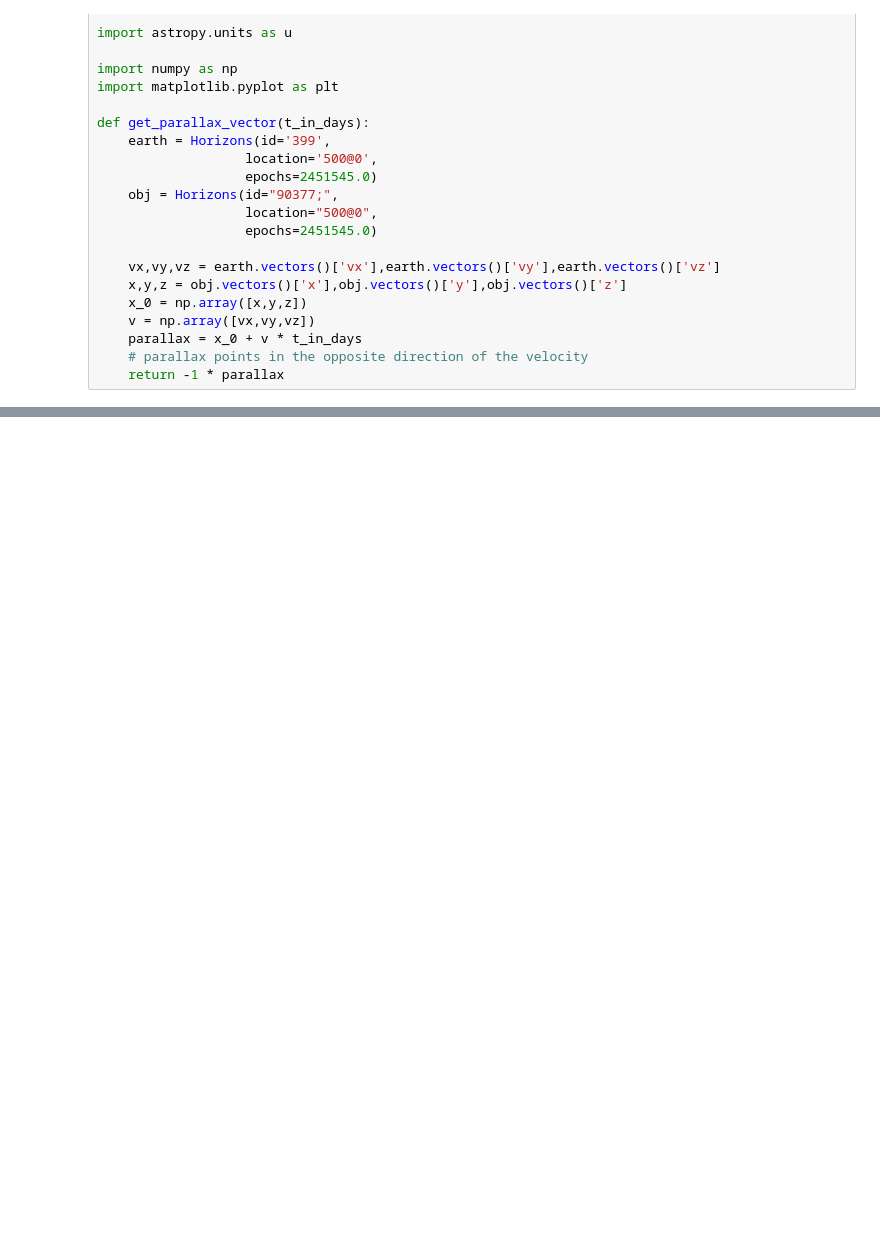
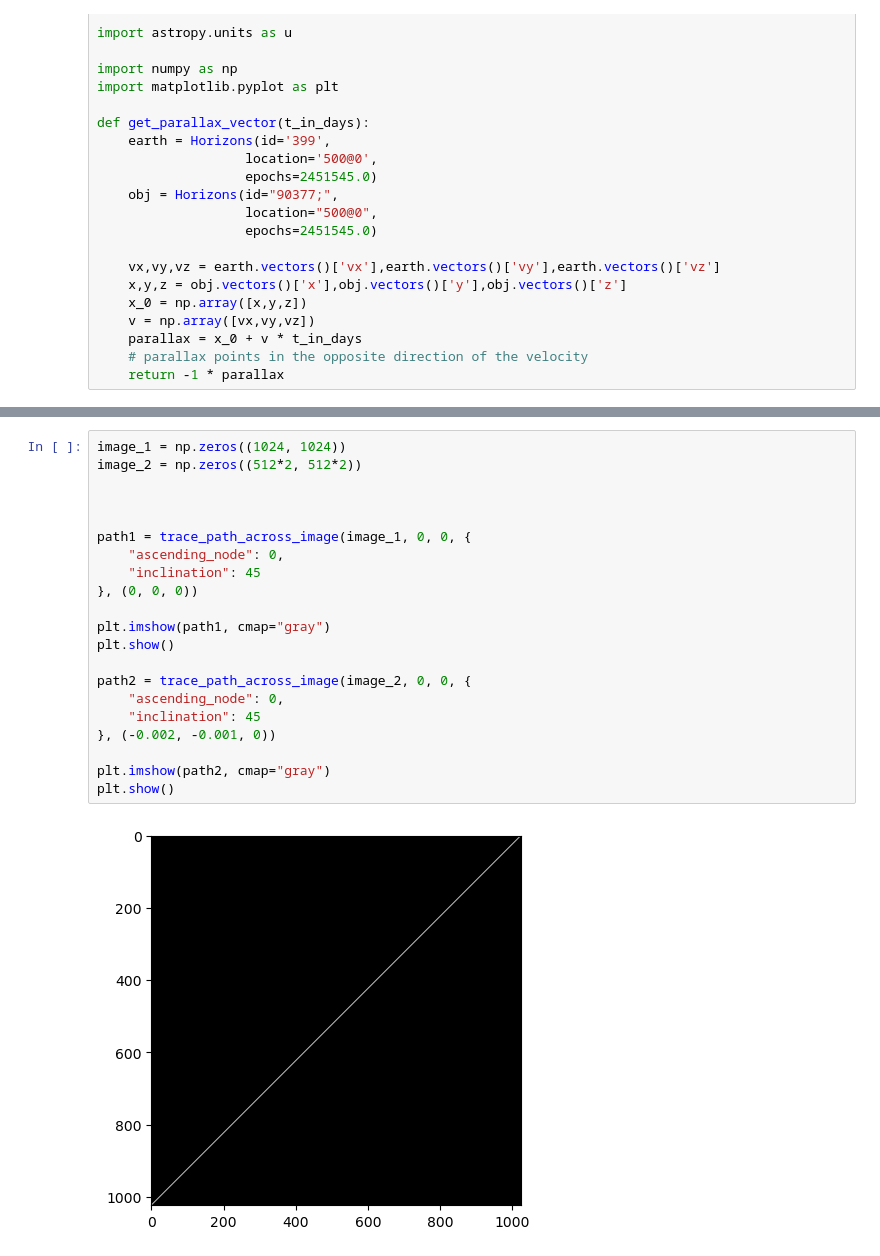
Before and after one commit to at2005/starsweeper, a Jupyter notebook: explore.ipynb, the cells around one changed output, grey strips where cells are left out. Saved outputs shown, nothing was run; the diff lists cells and outputs as text; blank space fills up the shorter version.

```diff
--- a/explore.ipynb
+++ b/explore.ipynb
@@ -186,0 +228,23 @@ Earth's heliocentric position at J2000 (in AU): [-0.17713507  0.88742852  0.3847
+# %%
+image_1 = np.zeros((1024, 1024))
+image_2 = np.zeros((512*2, 512*2))
+
+
+
+path1 = trace_path_across_image(image_1, 0, 0, {
+    "ascending_node": 0,
+    "inclination": 45
+}, (0, 0, 0))
+
+plt.imshow(path1, cmap="gray")
+plt.show()
+
+path2 = trace_path_across_image(image_2, 0, 0, {
+    "ascending_node": 0,
+    "inclination": 45
+}, (-0.002, -0.001, 0))
+
+plt.imshow(path2, cmap="gray")
+plt.show()
+# %% [output]
+[figure, added]
```
Also changed, not shown: parts of 11 cells of this notebook, 1 other file.
